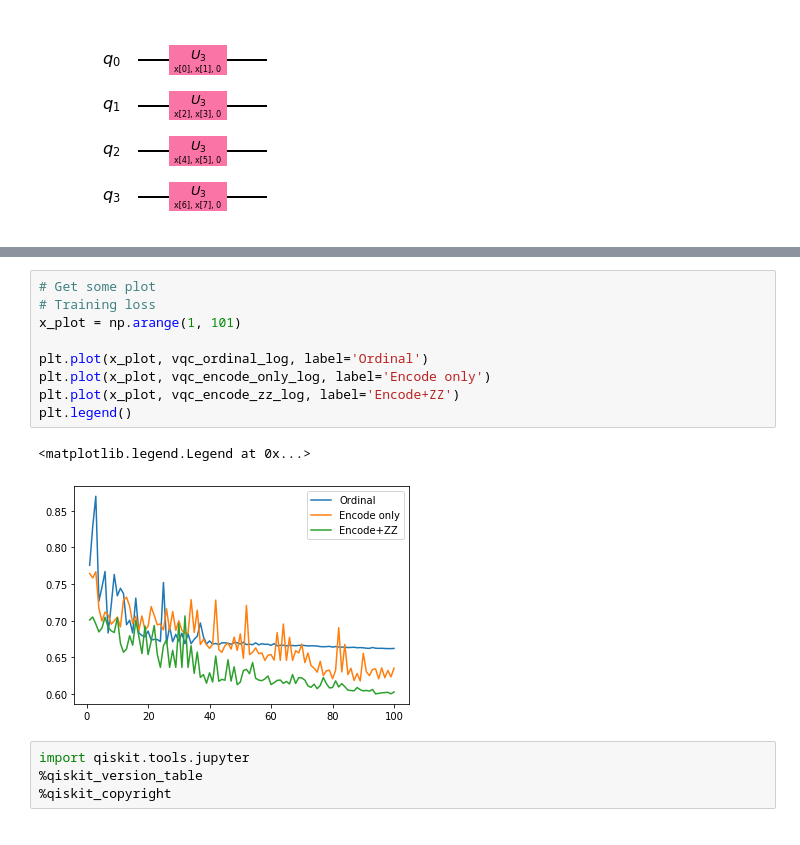
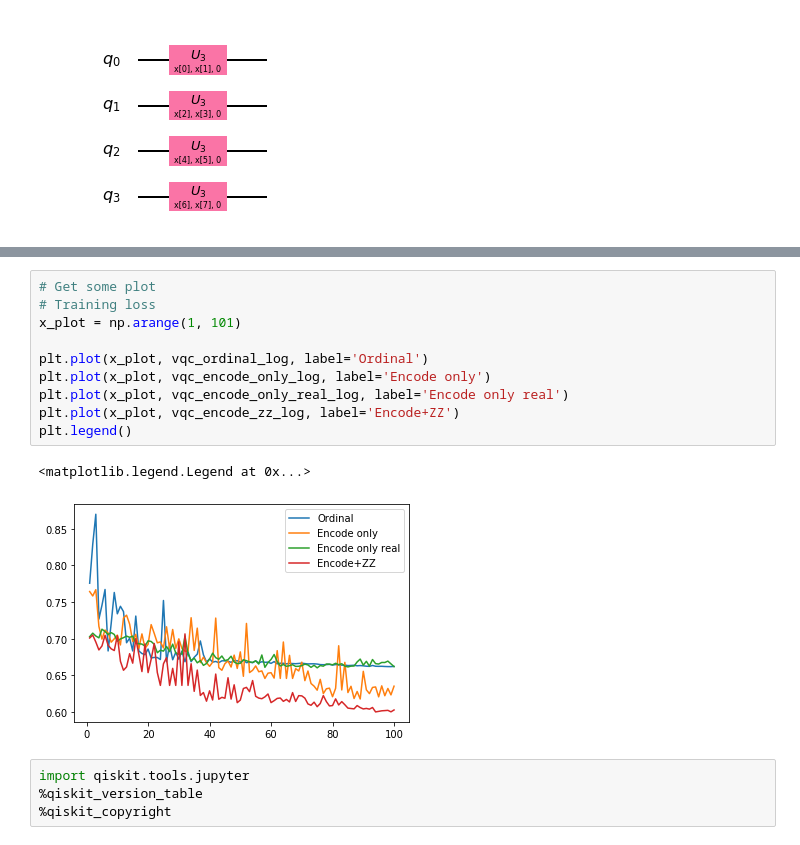
Before and after one commit to Coldog2333/qc_group_project, a Jupyter notebook: Breast_cancer_VQC_napat.ipynb, the cells around one changed output, grey strips where cells are left out. Cells and saved outputs as stored; diff of their text form.

Commit message:
add real device

```diff
--- a/Breast_cancer_VQC_napat.ipynb
+++ b/Breast_cancer_VQC_napat.ipynb
@@ -577,15 +610,16 @@ np.mean(y_pred == y_test), f1_score(y_test, y_pred)
 # %%
 # Get some plot
 # Training loss
 x_plot = np.arange(1, 101)
 
 plt.plot(x_plot, vqc_ordinal_log, label='Ordinal')
 plt.plot(x_plot, vqc_encode_only_log, label='Encode only')
+plt.plot(x_plot, vqc_encode_only_real_log, label='Encode only real')
 plt.plot(x_plot, vqc_encode_zz_log, label='Encode+ZZ')
 plt.legend()
 # %% [output]
 <matplotlib.legend.Legend at 0x...>
-[figure, old version]
+[figure, new version]
 # %%
 import qiskit.tools.jupyter
 %qiskit_version_table
```
Also changed, not shown: parts of 3 cells of this notebook.
